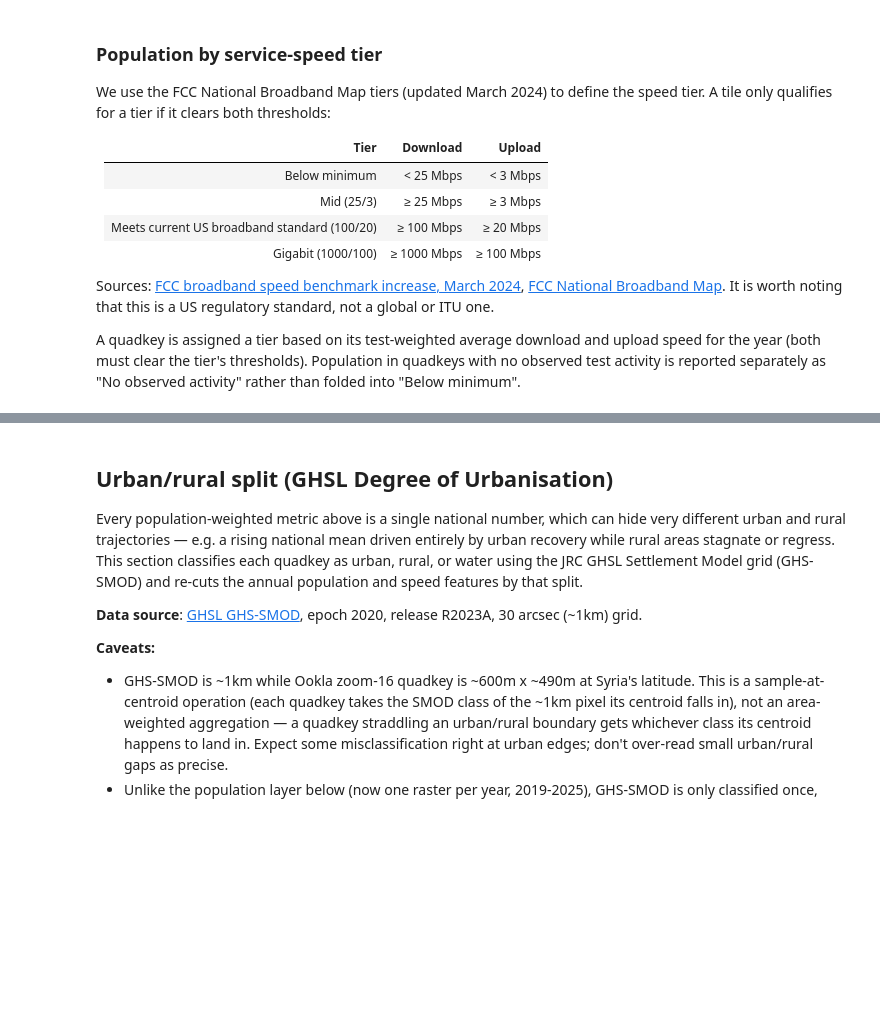
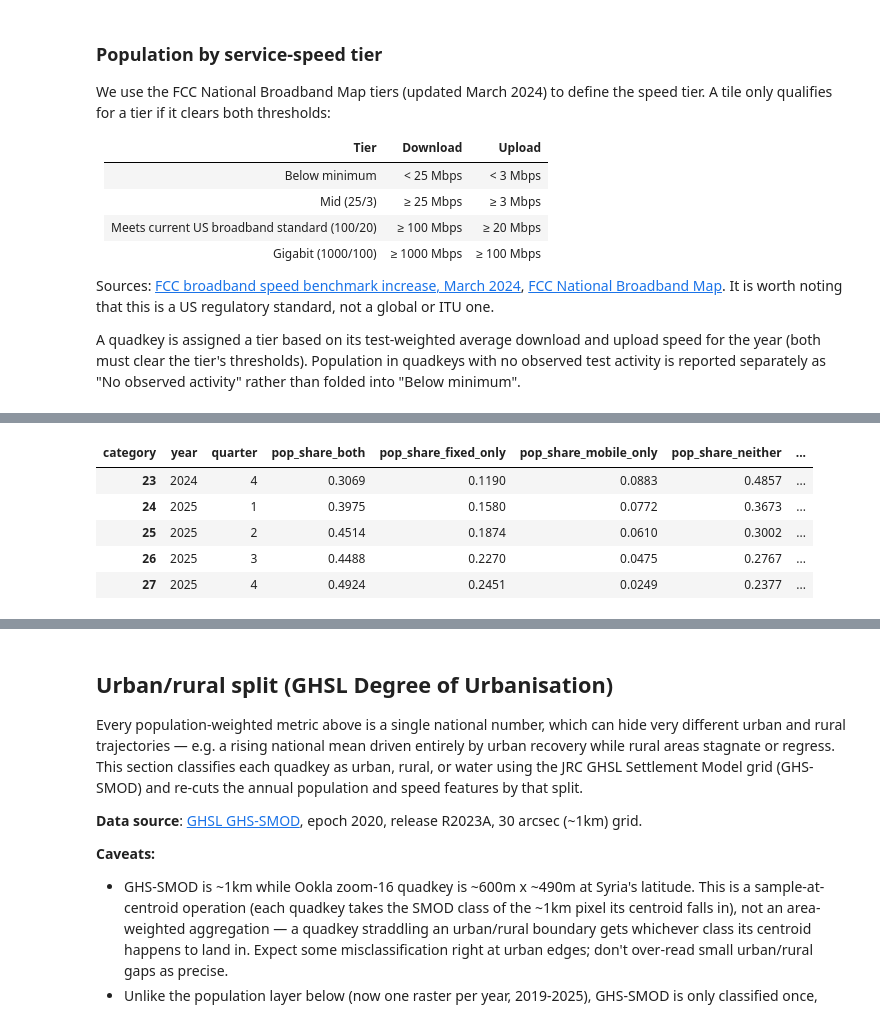
Before and after one commit to datapartnership/syria-economic-monitor, a Jupyter notebook: notebooks/internet-connectivity/gdp_proxy_features.ipynb, the cells around one changed output, grey strips where cells are left out. Drawn from its saved outputs; the diff is of its cells as text; code cells hidden in the pictures; blank space fills up the shorter version.

```diff
--- a/notebooks/internet-connectivity/gdp_proxy_features.ipynb
+++ b/notebooks/internet-connectivity/gdp_proxy_features.ipynb
@@ -586,0 +669,81 @@ Saved -> /Users/farhanreynaldo/Documents/world-bank/git-repo/cross-support-sandb
+# %%
+ANY_TYPE_COVERAGE_QUARTERLY_OUT_PATH = (
+    DATA_DIR / "processed" / "quarterly_any_type_coverage.csv"
+)
+
+
+def build_any_type_coverage_quarterly(
+    quadkey_quarter: pd.DataFrame,
+    population: pd.DataFrame,
+    total_population_by_year: pd.Series,
+) -> pd.DataFrame:
+    # "combined" is excluded here on purpose, same reason as the annual version.
+    active = quadkey_quarter.loc[
+        (quadkey_quarter["tests"] > 0) & (quadkey_quarter["type"] != "combined"),
+        ["type", "year", "quarter", "quadkey"],
+    ]
+    pivot = (
+        active.assign(active=True)
+        .pivot_table(
+            index=["year", "quarter", "quadkey"],
+            columns="type",
+            values="active",
+            fill_value=0,
+        )
+        .astype(bool)
+        .reset_index()
+    )
+    for col in ("fixed", "mobile"):
+        if col not in pivot.columns:
+            pivot[col] = False
+
+    pivot["category"] = np.select(
+        [
+            pivot["fixed"] & pivot["mobile"],
+            pivot["fixed"] & ~pivot["mobile"],
+            ~pivot["fixed"] & pivot["mobile"],
+        ],
+        ["both", "fixed_only", "mobile_only"],
+        default="unreachable",  # every row here has at least one type active, so this never fires
+    )
+    pivot = pivot.merge(population, on=["year", "quadkey"], how="left")
+    pivot["population"] = pivot["population"].fillna(0)
+    by_category = (
+        pivot.groupby(["year", "quarter", "category"])["population"]
+        .sum()
+        .unstack("category", fill_value=0.0)
+    )
+    for col in ("fixed_only", "mobile_only", "both"):
+        if col not in by_category.columns:
+            by_category[col] = 0.0
+    by_category["total_population"] = by_category.index.get_level_values("year").map(
+        total_population_by_year
+    )
+    by_category["neither"] = by_category["total_population"] - by_category[
+        ["fixed_only", "mobile_only", "both"]
+    ].sum(axis=1)
+
+    shares = by_category.div(by_category["total_population"], axis=0).drop(
+        columns="total_population"
+    )
+    shares = shares.rename(columns={c: f"pop_share_{c}" for c in shares.columns})
+    shares["pop_covered_share_any_type"] = round(
+        shares[["pop_share_fixed_only", "pop_share_mobile_only", "pop_share_both"]].sum(
+            axis=1
+        ),
+        4,
+    )
+    result = shares.round(4).reset_index()
+    result["period"] = pd.to_datetime(
+        dict(year=result["year"], month=result["quarter"].sub(1).mul(3).add(1), day=1)
+    )
+    return result
+
+
+any_type_coverage_quarterly = build_any_type_coverage_quarterly(
+    quadkey_quarter_panel, population, TOTAL_POPULATION_BY_YEAR
+)
+any_type_coverage_quarterly.to_csv(ANY_TYPE_COVERAGE_QUARTERLY_OUT_PATH, index=False)
+print(f"Saved -> {ANY_TYPE_COVERAGE_QUARTERLY_OUT_PATH}")
+any_type_coverage_quarterly.tail()
+# %% [output]
@@ -586,0 +751,6 @@ Saved -> /Users/farhanreynaldo/Documents/world-bank/git-repo/cross-support-sandb
+| category | year | quarter | pop_share_both | pop_share_fixed_only | pop_share_mobile_only | pop_share_neither | ... |
+| 23 | 2024 | 4 | 0.3069 | 0.1190 | 0.0883 | 0.4857 | ... |
+| 24 | 2025 | 1 | 0.3975 | 0.1580 | 0.0772 | 0.3673 | ... |
+| 25 | 2025 | 2 | 0.4514 | 0.1874 | 0.0610 | 0.3002 | ... |
+| 26 | 2025 | 3 | 0.4488 | 0.2270 | 0.0475 | 0.2767 | ... |
+| 27 | 2025 | 4 | 0.4924 | 0.2451 | 0.0249 | 0.2377 | ... |
```
Also changed, not shown: parts of 22 cells of this notebook.
